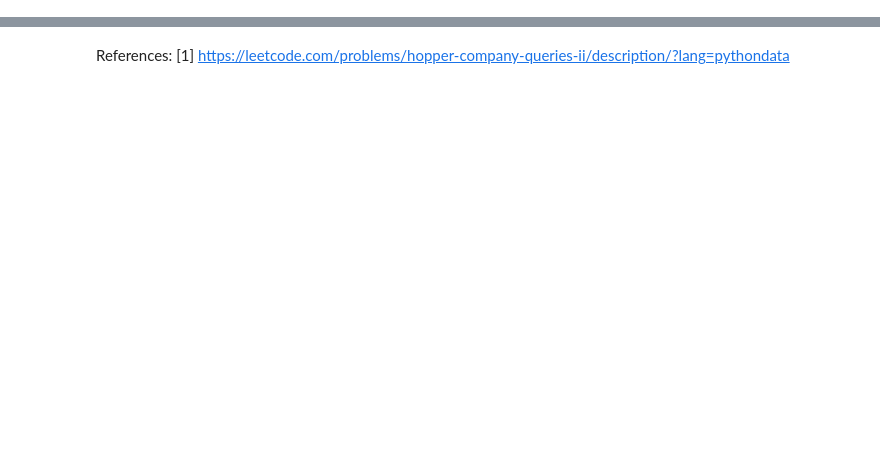
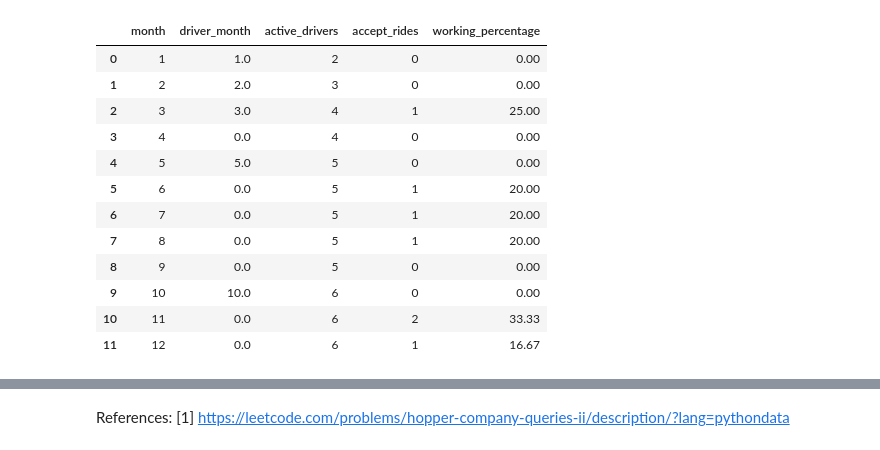
Before and after one commit to SKawsar/Pandas-Hard-Data-Preprocessing, a Jupyter notebook: Hopper Company Queries II.ipynb, the cells around one changed output, grey strips where cells are left out. Cells and saved outputs as stored; diff of their text form; code cells hidden in the pictures; blank space fills up the shorter version.

```diff
--- a/Hopper Company Queries II.ipynb
+++ b/Hopper Company Queries II.ipynb
@@ -92,0 +350,4 @@ display(drivers, rides, accepted_rides)
+# %%
+accept_rides=accept_rides[accept_rides['requested_at'].dt.year==2020]
+accept_rides['month']=accept_rides['requested_at'].dt.month
+display(accept_rides)
@@ -92,0 +363,3 @@ display(drivers, rides, accepted_rides)
+# %%
+accept_rides.drop_duplicates(['month', 'driver_id'], inplace=True)
+display(accept_rides)
@@ -92,0 +375,3 @@ display(drivers, rides, accepted_rides)
+# %%
+accept_rides=accept_rides.groupby('month')['ride_id'].count().reset_index(name='accept_rides')
+display(accept_rides)
@@ -92,0 +386,18 @@ display(drivers, rides, accepted_rides)
+# %%
+df= df.merge(accept_rides,on='month',how='left').fillna(0)
+df['working_percentage'] = np.where(df['active_drivers']==0,0, (df['accept_rides']/df['active_drivers']*100).round(2))
+display(df)
+# %% [output]
+|  | month | driver_month | active_drivers | accept_rides | working_percentage |
+| 0 | 1 | 1.0 | 2 | 0 | 0.00 |
+| 1 | 2 | 2.0 | 3 | 0 | 0.00 |
+| 2 | 3 | 3.0 | 4 | 1 | 25.00 |
+| 3 | 4 | 0.0 | 4 | 0 | 0.00 |
+| 4 | 5 | 5.0 | 5 | 0 | 0.00 |
+| 5 | 6 | 0.0 | 5 | 1 | 20.00 |
+| 6 | 7 | 0.0 | 5 | 1 | 20.00 |
+| 7 | 8 | 0.0 | 5 | 1 | 20.00 |
+| 8 | 9 | 0.0 | 5 | 0 | 0.00 |
+| 9 | 10 | 10.0 | 6 | 0 | 0.00 |
+| 10 | 11 | 0.0 | 6 | 2 | 33.33 |
+| 11 | 12 | 0.0 | 6 | 1 | 16.67 |
```
Also changed, not shown: parts of 14 cells of this notebook.
